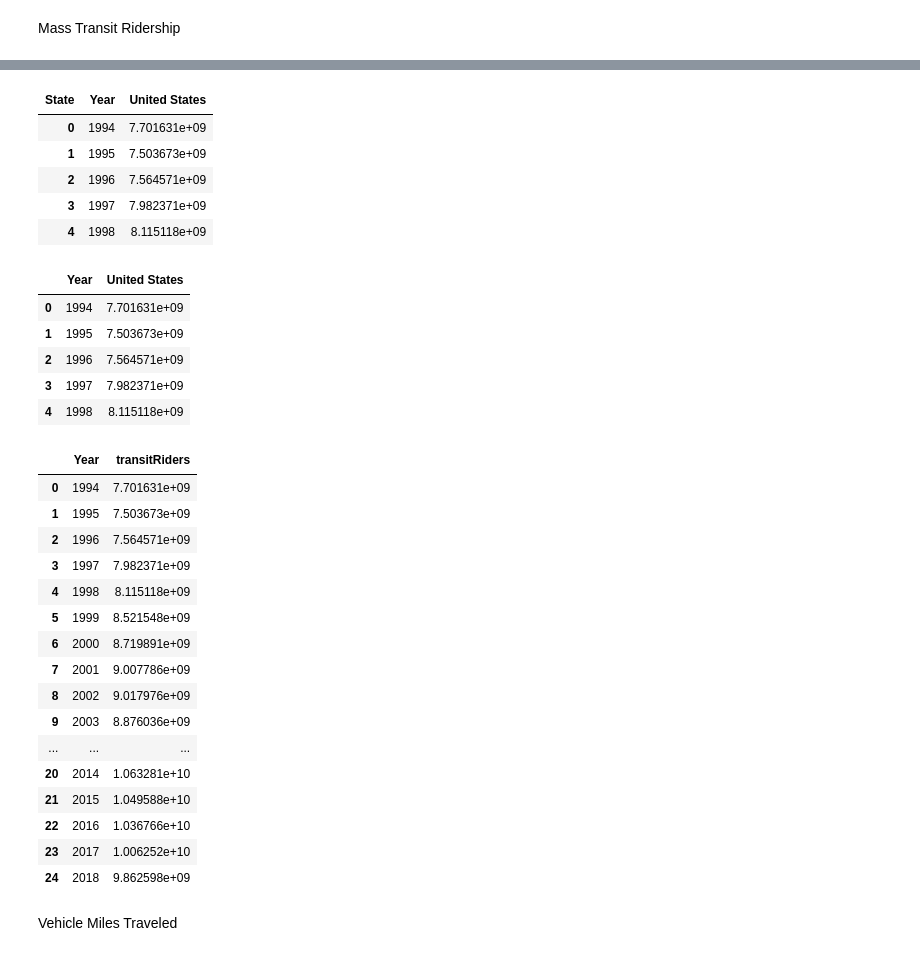
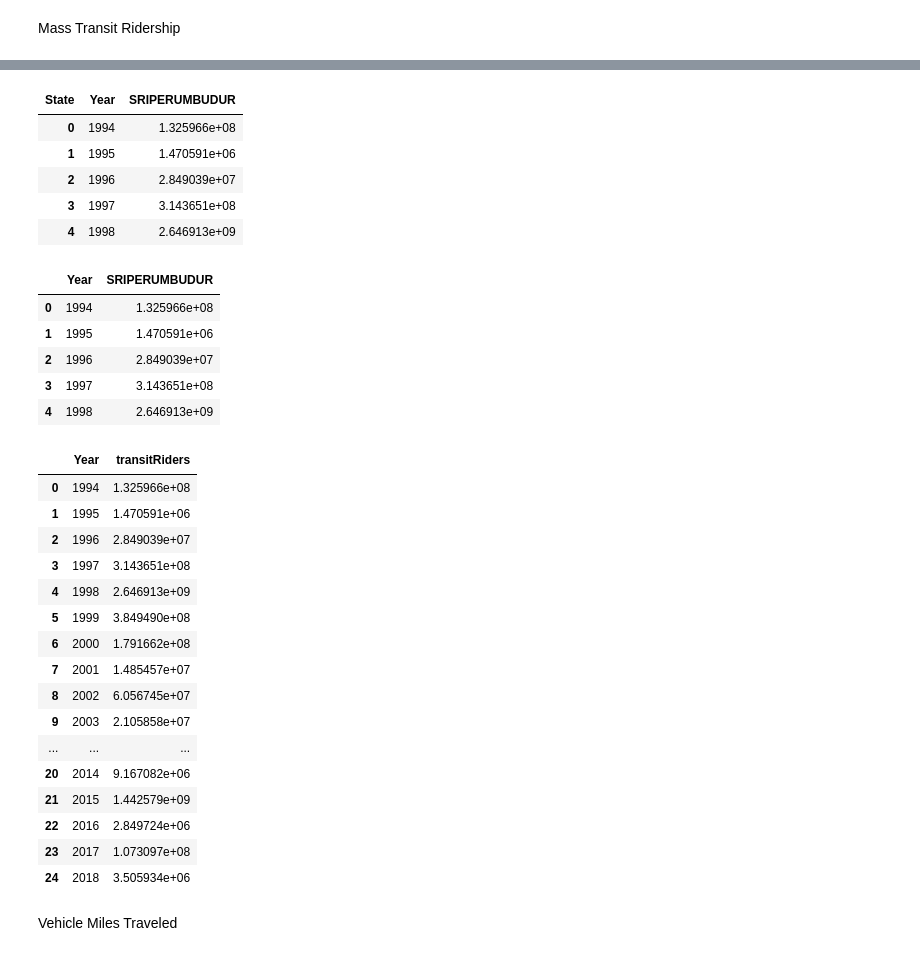
Before and after one commit to NAVEENKUMAR4325/IBM-Z-Datathon---ML-model-for-Transportation, a Jupyter notebook: Carbon_Emission_predictor/carbon_regression_model.ipynb, the cells around one changed output, grey strips where cells are left out. Cells and saved outputs as stored; diff of their text form; code cells hidden in the pictures.

```diff
--- a/Carbon_Emission_predictor/carbon_regression_model.ipynb
+++ b/Carbon_Emission_predictor/carbon_regression_model.ipynb
@@ -408,0 +440,6 @@ pop.head()
+# %%
+# Check the shape of the DataFrame
+print(annualData.shape)
+
+# Load the dataset again (if applicable) with correct options
+annualData = pd.read_csv('resources/annualAllStateData.csv')
@@ -505,3 +544,11 @@ bus.head()
+# %%
+annualData = annualData.groupby(["Year", "State"], as_index=False).agg({
+    "State GDP (Million US$ (chained 1997/2005))": "sum",
+    "Population (People)": "sum",  # If available
+    "Transit Ridership": "sum"     # Aggregating the Transit Ridership column
+})
+# %%
+bus = annualData.pivot(index="Year", columns="State", values="Transit Ridership")
 # %%
 # Convert index to its own column
 bus["Year"] = bus.index
@@ -520,6 +567,6 @@ bus.head()
 # %%
 # Create new DataFrame with only desired columns
-busData = bus[["Year", "United States"]].copy()
+busData = bus[["Year", "SRIPERUMBUDUR"]].copy()
 
 # Display DataFrame
 busData.head()
@@ -538,12 +585,12 @@ busData.reset_index(inplace = True, drop = True)
 # Display DataFrame
 busData.head()
 # %% [output]
-| State | Year | United States |
-| 0 | 1994 | 7.701631e+09 |
-| 1 | 1995 | 7.503673e+09 |
-| 2 | 1996 | 7.564571e+09 |
-| 3 | 1997 | 7.982371e+09 |
-| 4 | 1998 | 8.115118e+09 |
+| State | Year | SRIPERUMBUDUR |
+| 0 | 1994 | 1.325966e+08 |
+| 1 | 1995 | 1.470591e+06 |
+| 2 | 1996 | 2.849039e+07 |
+| 3 | 1997 | 3.143651e+08 |
+| 4 | 1998 | 2.646913e+09 |
 # %%
 # Drop index label
 busData.columns.name = None
@@ -551,36 +598,36 @@ busData.columns.name = None
 # Display DataFrame
 busData.head()
 # %% [output]
-|  | Year | United States |
-| 0 | 1994 | 7.701631e+09 |
-| 1 | 1995 | 7.503673e+09 |
-| 2 | 1996 | 7.564571e+09 |
-| 3 | 1997 | 7.982371e+09 |
-| 4 | 1998 | 8.115118e+09 |
+|  | Year | SRIPERUMBUDUR |
+| 0 | 1994 | 1.325966e+08 |
+| 1 | 1995 | 1.470591e+06 |
+| 2 | 1996 | 2.849039e+07 |
+| 3 | 1997 | 3.143651e+08 |
+| 4 | 1998 | 2.646913e+09 |
 # %%
 # Rename column
-busData = busData.rename(columns = {"United States":"transitRiders"})
+busData = busData.rename(columns = {"SRIPERUMBUDUR":"transitRiders"})
 
 # Display DataFrame
 busData
 # %% [output]
 |  | Year | transitRiders |
-| 0 | 1994 | 7.701631e+09 |
-| 1 | 1995 | 7.503673e+09 |
-| 2 | 1996 | 7.564571e+09 |
-| 3 | 1997 | 7.982371e+09 |
-| 4 | 1998 | 8.115118e+09 |
-| 5 | 1999 | 8.521548e+09 |
-| 6 | 2000 | 8.719891e+09 |
-| 7 | 2001 | 9.007786e+09 |
-| 8 | 2002 | 9.017976e+09 |
-| 9 | 2003 | 8.876036e+09 |
+| 0 | 1994 | 1.325966e+08 |
+| 1 | 1995 | 1.470591e+06 |
+| 2 | 1996 | 2.849039e+07 |
+| 3 | 1997 | 3.143651e+08 |
+| 4 | 1998 | 2.646913e+09 |
+| 5 | 1999 | 3.849490e+08 |
+| 6 | 2000 | 1.791662e+08 |
+| 7 | 2001 | 1.485457e+07 |
+| 8 | 2002 | 6.056745e+07 |
+| 9 | 2003 | 2.105858e+07 |
 | ... | ... | ... |
-| 20 | 2014 | 1.063281e+10 |
-| 21 | 2015 | 1.049588e+10 |
-| 22 | 2016 | 1.036766e+10 |
-| 23 | 2017 | 1.006252e+10 |
-| 24 | 2018 | 9.862598e+09 |
+| 20 | 2014 | 9.167082e+06 |
+| 21 | 2015 | 1.442579e+09 |
+| 22 | 2016 | 2.849724e+06 |
+| 23 | 2017 | 1.073097e+08 |
+| 24 | 2018 | 3.505934e+06 |
 # %% [markdown]
 
 Vehicle Miles Traveled
```
Also changed, not shown: parts of 75 cells of this notebook, 5 other files.
